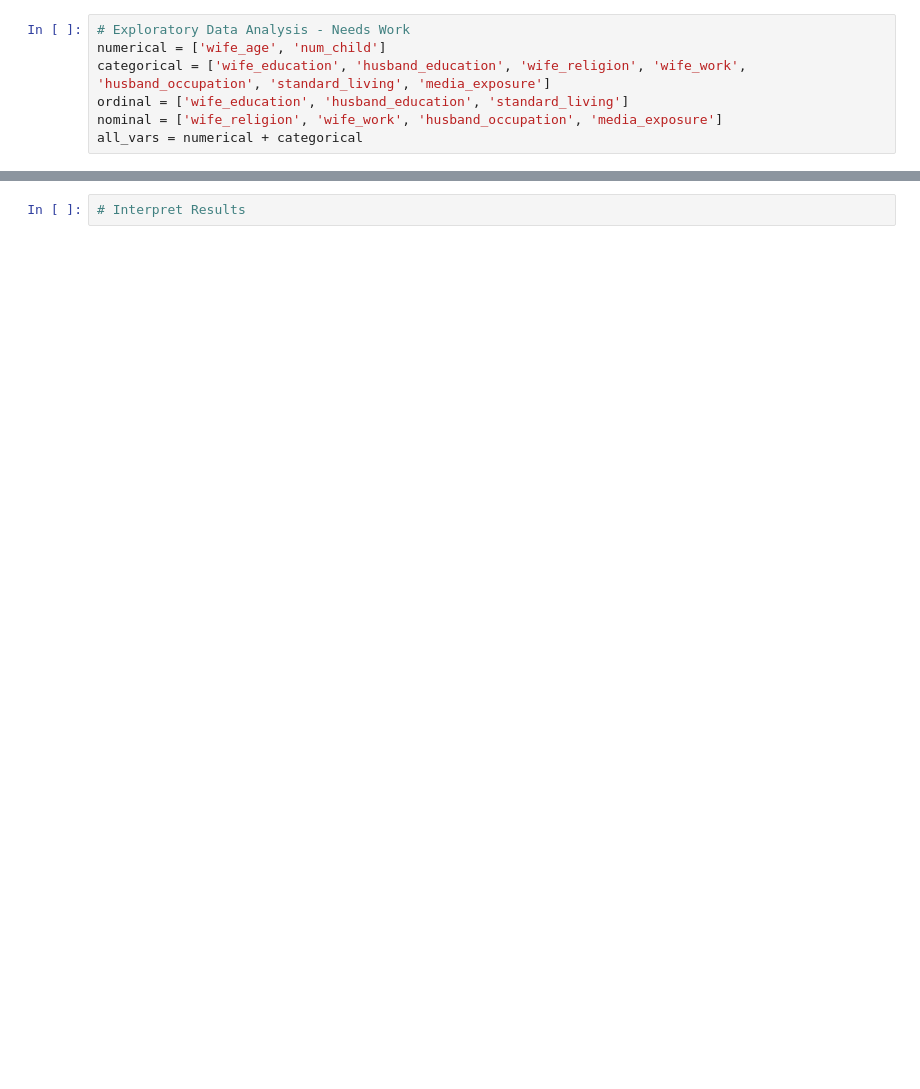
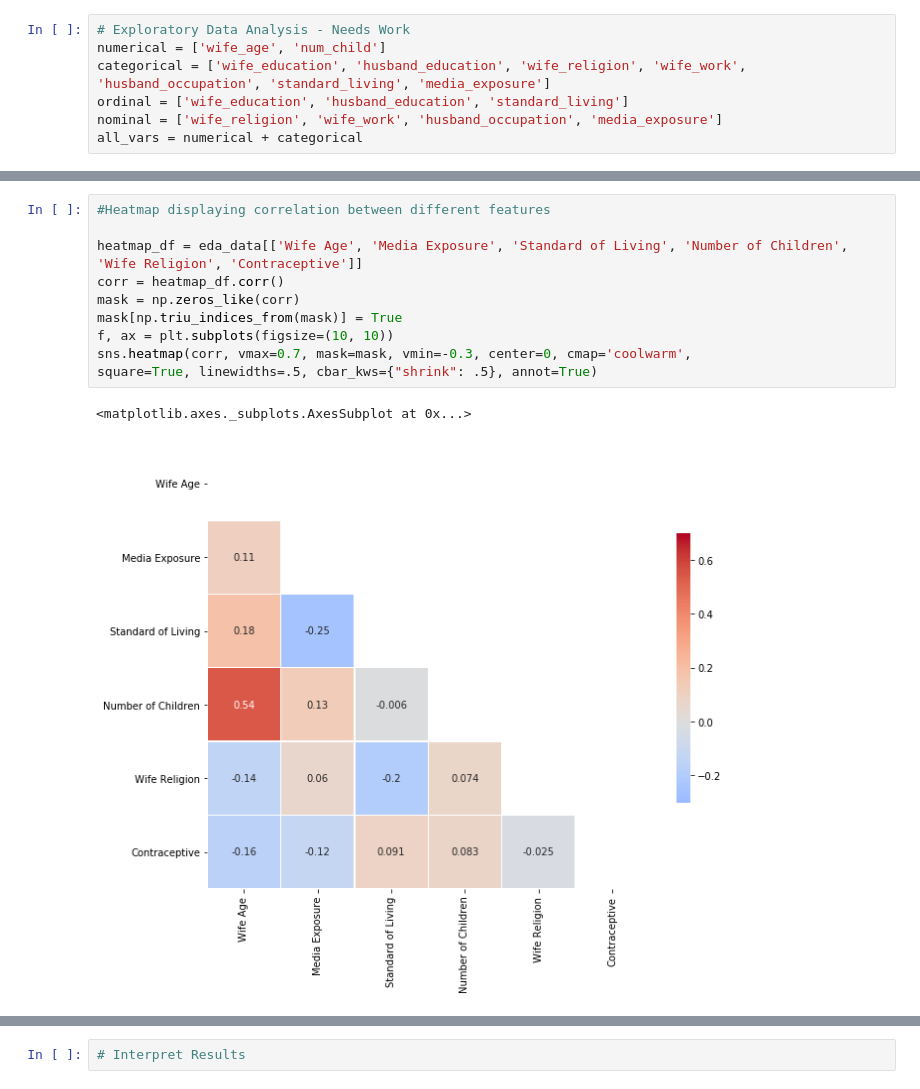
Before and after one commit to RohanChilukuri/Data100FinalProject, a Jupyter notebook: contraceptiveAnalysis.ipynb, the cells around one changed output, grey strips where cells are left out. Cells and saved outputs as stored; diff of their text form; blank space fills up the shorter version.

```diff
--- a/contraceptiveAnalysis.ipynb
+++ b/contraceptiveAnalysis.ipynb
@@ -100,0 +133,13 @@ all_vars = numerical + categorical
+# %%
+#Heatmap displaying correlation between different features
+
+heatmap_df = eda_data[['Wife Age', 'Media Exposure', 'Standard of Living', 'Number of Children', 'Wife Religion', 'Contraceptive']]
+corr = heatmap_df.corr()
+mask = np.zeros_like(corr)
+mask[np.triu_indices_from(mask)] = True
+f, ax = plt.subplots(figsize=(10, 10))
+sns.heatmap(corr, vmax=0.7, mask=mask, vmin=-0.3, center=0, cmap='coolwarm',
+square=True, linewidths=.5, cbar_kws={"shrink": .5}, annot=True)
+# %% [output]
+<matplotlib.axes._subplots.AxesSubplot at 0x...>
+[figure, added]
```
Also changed, not shown: parts of 11 cells of this notebook.
